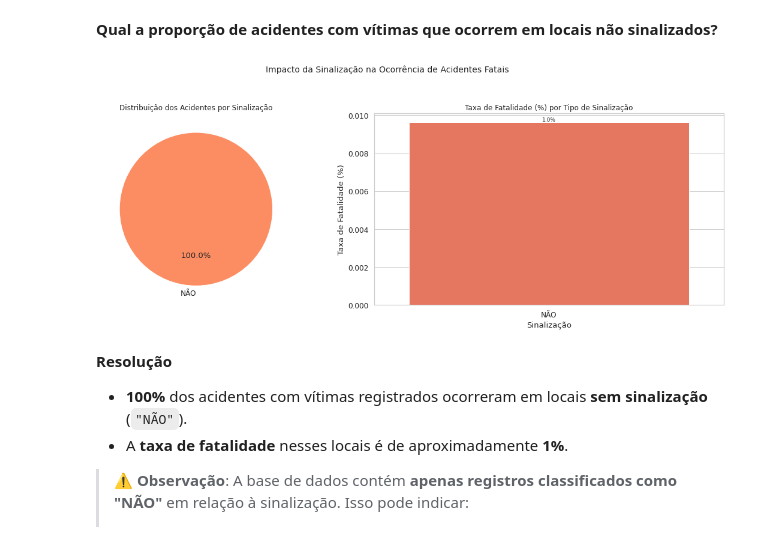
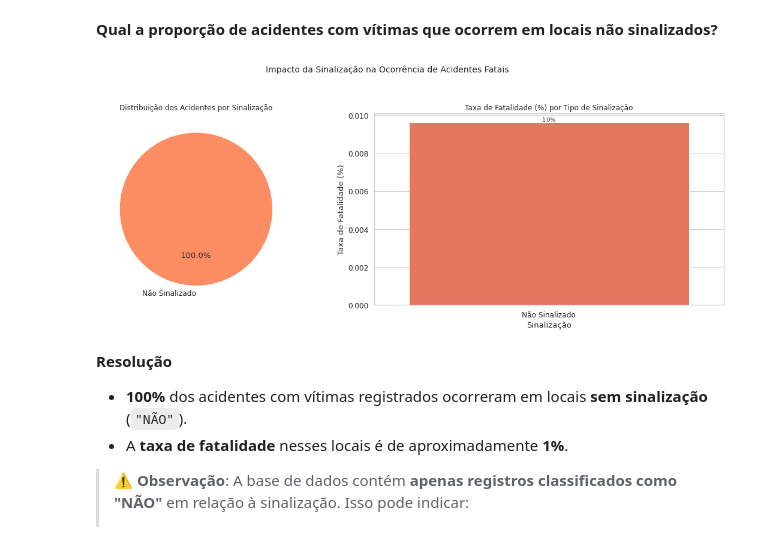
Before and after one commit to Lia13/MPV_Engenharia_de_Dados, a Jupyter notebook: MPV Engenharia de Dados.ipynb, the cells around one changed output. Saved outputs shown, nothing was run; the diff lists cells and outputs as text; code cells hidden in the pictures.

```diff
--- a/MPV Engenharia de Dados.ipynb
+++ b/MPV Engenharia de Dados.ipynb
@@ -501,10 +503,12 @@ fato_acidentes = df_clean.select(
     col("numero_boletim").alias("id_boletim"),
     date_format(col("data_hora_boletim"), "yyyyMMddHH").cast("long").alias("id_tempo"),
     col("codigo_pavimento").alias("id_pavimento"),
+    col("codigo_tempo").alias("id_clima"),
     col("codigo_regional").alias("id_regional"),
     col("tipo_acidente").alias("id_tipo_acidente"),
     col("velocidade_permitida"),
     col("fatal"),
+    col("sinalizado"),
     col("coordenada_x"),
     col("coordenada_y")
 )
@@ -513,6 +517,7 @@ fato_acidentes = df_clean.select(
 dim_tempo.write.format("delta").mode("overwrite").option("overwriteSchema", "true").saveAsTable("dim_tempo")
 dim_pavimento.write.format("delta").mode("overwrite").option("overwriteSchema", "true").saveAsTable("dim_pavimento")
 dim_regional.write.format("delta").mode("overwrite").option("overwriteSchema", "true").saveAsTable("dim_regional")
+dim_clima.write.format("delta").mode("overwrite").option("overwriteSchema", "true").saveAsTable("dim_clima")
 dim_tipo_acidente.write.format("delta").mode("overwrite").option("overwriteSchema", "true").saveAsTable("dim_tipo_acidente")
 fato_acidentes.write.format("delta").mode("overwrite").option("overwriteSchema", "true").saveAsTable("fato_acidentes")
 # %% [markdown]
@@ -1560,16 +1598,19 @@ plt.show()
 **Quais combinações de fatores estão mais associadas a vítimas fatais?**
 # %%
 # Obter dados do Spark
+# 1. Consulta otimizada para evitar duplicatas
 df_combinacoes = spark.sql("""
   SELECT
-    descricao_tipo_acidente as tipo,
-    descricao_tempo as clima,
-    AVG(fatal) as taxa_fatalidade
-  FROM acidentes_2021
-  GROUP BY tipo, clima
+    ta.tipo_acidente as tipo,
+    c.descricao as clima,
+    AVG(f.fatal) as taxa_fatalidade,
+    COUNT(*) as total_casos
+  FROM fato_acidentes f
+  JOIN dim_tipo_acidente ta ON f.id_tipo_acidente = ta.codigo_tipo
+  JOIN dim_clima c ON f.id_clima = c.id_clima
+  GROUP BY ta.tipo_acidente, c.descricao
   HAVING COUNT(*) > 30
   ORDER BY taxa_fatalidade DESC
-  LIMIT 10
 """).toPandas()
 
 # Converter taxa_fatalidade para numérico
@@ -1635,15 +1676,20 @@ A partir da análise da **taxa de fatalidade por tipo de acidente e condição c
 # Dados de sinalização
 sinal_df = spark.sql("""
   SELECT
-    local_sinalizado,
-    COUNT(*) as total,
-    AVG(fatal) as taxa
-  FROM acidentes_2021
-  GROUP BY local_sinalizado
+    CASE
+      WHEN f.sinalizado = 1 THEN 'Sinalizado'
+      ELSE 'Não Sinalizado'
+    END as local_sinalizado,
+    COUNT(*) as total_acidentes,
+    AVG(f.fatal) as taxa_fatalidade,
+    SUM(f.fatal) as total_fatais
+  FROM fato_acidentes f
+  GROUP BY sinalizado
+  ORDER BY taxa_fatalidade DESC
 """).toPandas()
 
 # Ordenar para consistência visual
-sinal_df = sinal_df.sort_values('total', ascending=False)
+sinal_df = sinal_df.sort_values('total_acidentes', ascending=False)
 
 # Cores customizadas
 cores_pizza = ['#fc8d62', '#66c2a5']
@@ -1654,38 +1700,38 @@ fig, (ax1, ax2) = plt.subplots(1, 2, figsize=(16, 6), gridspec_kw={'width_ratios
 
 # Gráfico de pizza
 ax1.pie(
-    sinal_df['total'],
+    sinal_df['total_acidentes'],
     labels=sinal_df['local_sinalizado'],
     autopct=lambda p: f'{p:.1f}%' if p > 3 else '',  # evita poluir o gráfico com % pequenas
     startangle=90,
     colors=cores_pizza,
     wedgeprops={'edgecolor': 'white'}
 )
 ax1.set_title('Distribuição dos Acidentes por Sinalização', fontsize=12)
 
 # Gráfico de barras
 sns.barplot(
     x='local_sinalizado',
-    y='taxa',
+    y='taxa_fatalidade',
     data=sinal_df,
     palette=cores_barras,
     ax=ax2
 )
 ax2.set_title('Taxa de Fatalidade (%) por Tipo de Sinalização', fontsize=12)
 ax2.set_ylabel('Taxa de Fatalidade (%)')
 ax2.set_xlabel('Sinalização')
 
 # Mostrar valores nas barras
 for container in ax2.containers:
-    ax2.bar_label(container, labels=[f'{v:.1%}' for v in sinal_df['taxa']], fontsize=9, label_type='edge')
+    ax2.bar_label(container, labels=[f'{v:.1%}' for v in sinal_df['taxa_fatalidade']], fontsize=9, label_type='edge')
 
 # Título geral
 plt.suptitle('Impacto da Sinalização na Ocorrência de Acidentes Fatais', fontsize=14, y=1.05)
 
 plt.tight_layout()
 plt.show()
 # %% [output]
-[figure, old version]
+[figure, new version]
 # %% [markdown]
 **Resolução**
 
```
Also changed, not shown: parts of 22 cells of this notebook.
